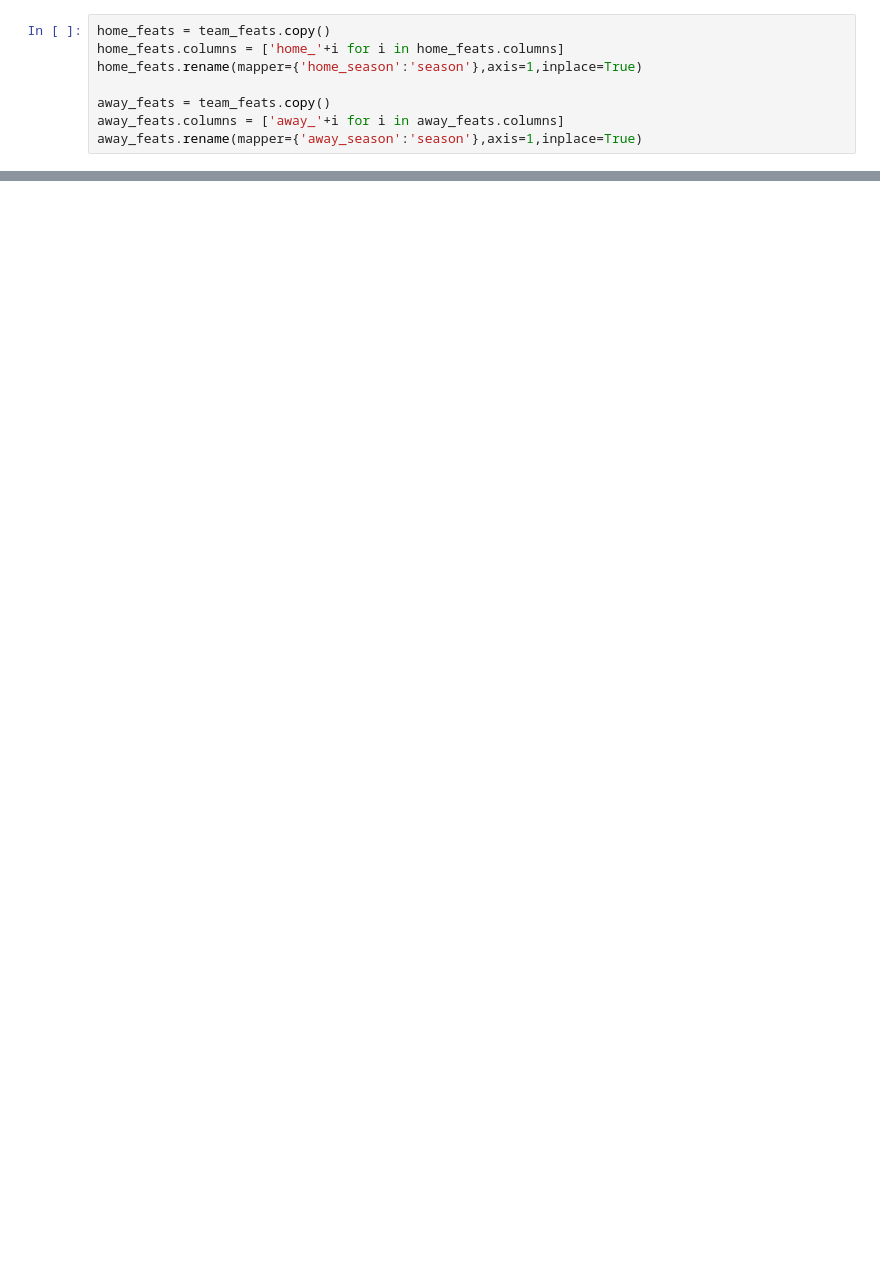
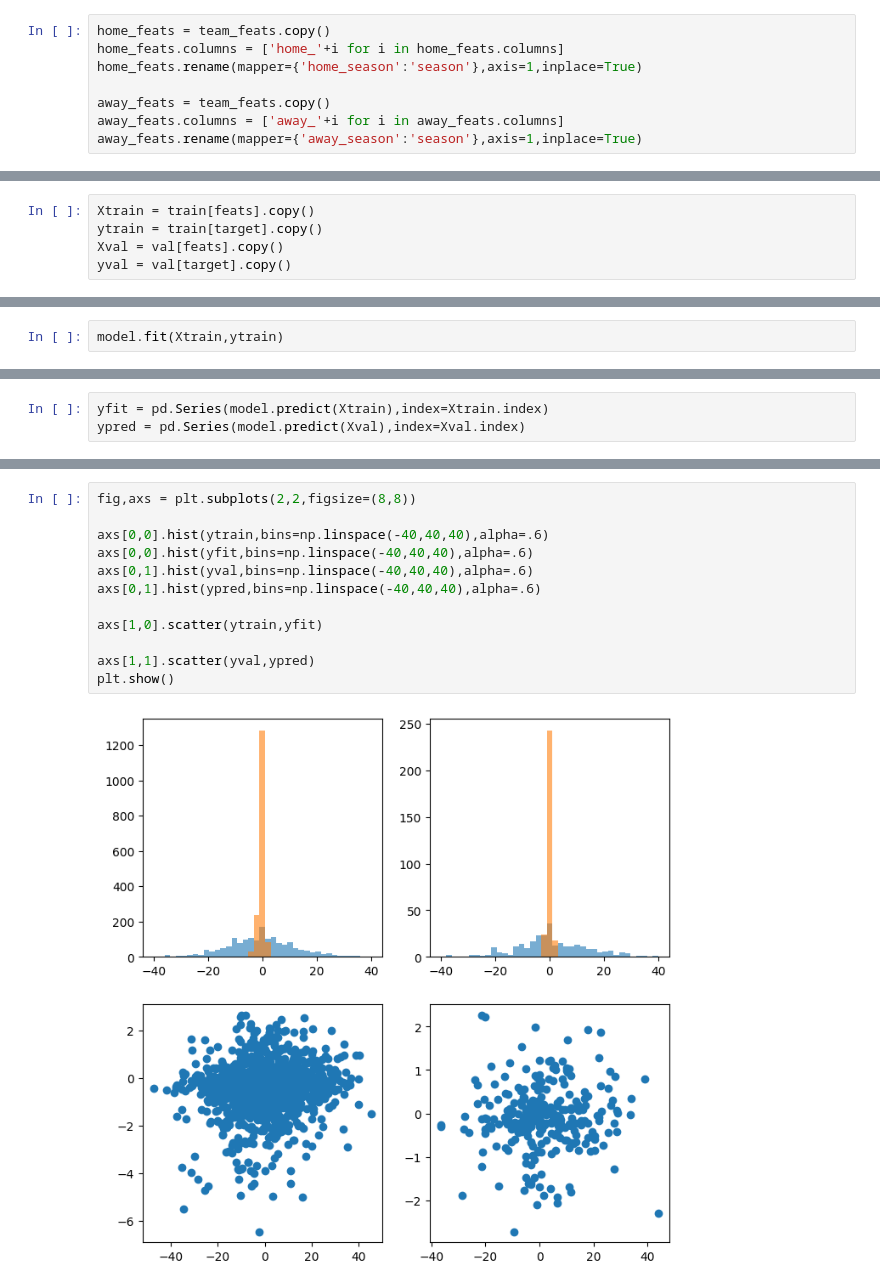
Before and after one commit to JLivingston01/pick-em, a Jupyter notebook: notebook_experiments/_2_model.ipynb, the cells around one changed output, grey strips where cells are left out. Drawn from its saved outputs; the diff is of its cells as text; blank space fills up the shorter version.

```diff
--- a/notebook_experiments/_2_model.ipynb
+++ b/notebook_experiments/_2_model.ipynb
@@ -116,0 +80,5 @@ Name: result, Length: 2196, dtype: float64
+# %%
+Xtrain = train[feats].copy()
+ytrain = train[target].copy()
+Xval = val[feats].copy()
+yval = val[target].copy()
@@ -116,0 +157,2 @@ Name: result, Length: 2196, dtype: float64
+# %%
+model.fit(Xtrain,ytrain)
@@ -116,0 +162,3 @@ Name: result, Length: 2196, dtype: float64
+# %%
+yfit = pd.Series(model.predict(Xtrain),index=Xtrain.index)
+ypred = pd.Series(model.predict(Xval),index=Xval.index)
@@ -116,0 +197,14 @@ Name: result, Length: 2196, dtype: float64
+# %%
+fig,axs = plt.subplots(2,2,figsize=(8,8))
+
+axs[0,0].hist(ytrain,bins=np.linspace(-40,40,40),alpha=.6)
+axs[0,0].hist(yfit,bins=np.linspace(-40,40,40),alpha=.6)
+axs[0,1].hist(yval,bins=np.linspace(-40,40,40),alpha=.6)
+axs[0,1].hist(ypred,bins=np.linspace(-40,40,40),alpha=.6)
+
+axs[1,0].scatter(ytrain,yfit)
+
+axs[1,1].scatter(yval,ypred)
+plt.show()
+# %% [output]
+[figure, added]
```
Also changed, not shown: parts of 24 cells of this notebook.
